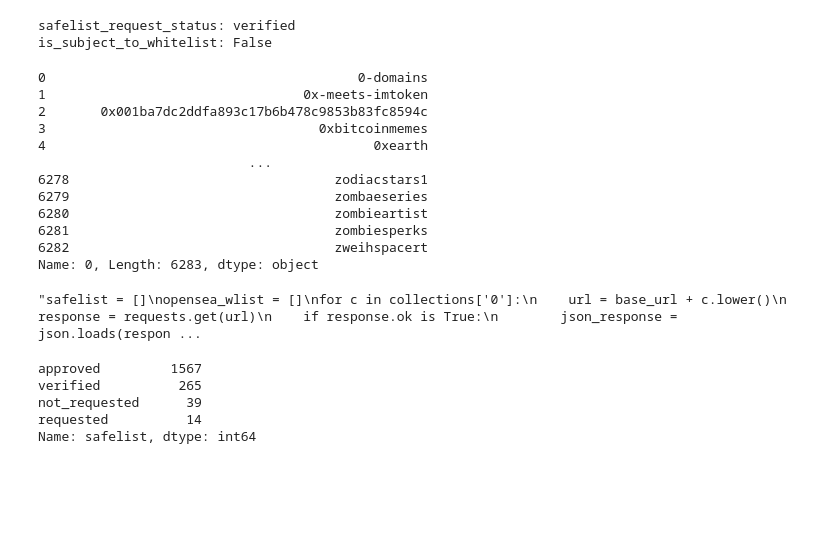
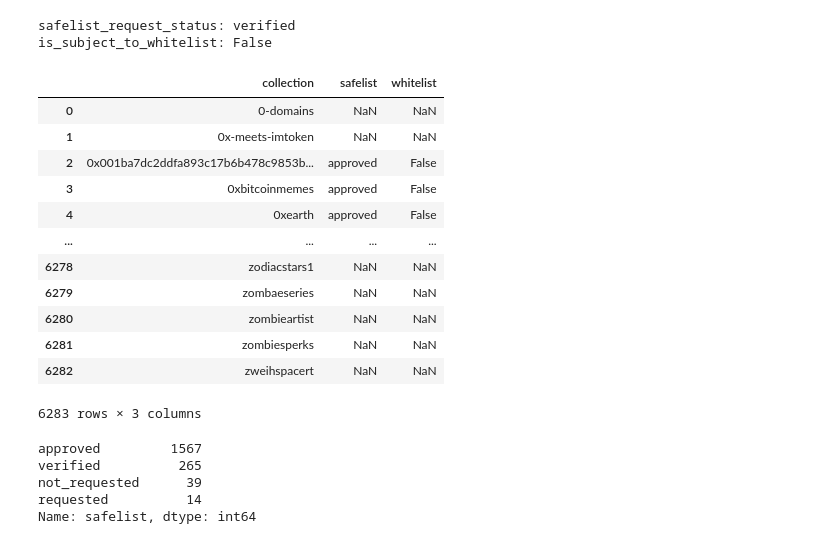
Before and after one commit to olmosjorge28/SMU_MSDS_CAPSTONE_2022, a Jupyter notebook: EDA/OpenSeaAPI.ipynb, the cells around one changed output. Drawn from its saved outputs; the diff is of its cells as text; code cells hidden in the pictures; blank space fills up the shorter version.

```diff
--- a/EDA/OpenSeaAPI.ipynb
+++ b/EDA/OpenSeaAPI.ipynb
@@ -122,26 +122,13 @@ print('is_subject_to_whitelist:', a1_dict['collection']['is_subject_to_whitelist
 safelist_request_status: verified
 is_subject_to_whitelist: False
 # %%
-collections = pd.read_csv('collections.csv')
-collections['0']
+collections = pd.read_csv('collections.csv', index_col=0)
+collections = list(collections['0'])
-# %% [output]
-0                                        0-domains
-1                                 0x-meets-imtoken
-2       0x001ba7dc2ddfa893c17b6b478c9853b83fc8594c
-3                                   0xbitcoinmemes
-4                                          0xearth
-                           ...
-6278                                  zodiacstars1
-6279                                  zombaeseries
-6280                                  zombieartist
-6281                                  zombiesperks
-6282                                  zweihspacert
-Name: 0, Length: 6283, dtype: object
 # %%
 # Ran this code to generate opensea_labels.csv
 '''safelist = []
 opensea_wlist = []
-for c in collections['0']:
+for c in collections[0:5]:
     url = base_url + c.lower()
     response = requests.get(url)
     if response.ok is True:
@@ -154,10 +141,23 @@ for c in collections['0']:
 
 opensea_labels = pd.DataFrame({'collection':gb.groups.keys(),'safelist':safelist, 'whitelist':opensea_wlist})
 opensea_labels.to_csv('opensea_labels.csv')'''
-# %% [output]
-"safelist = []\nopensea_wlist = []\nfor c in collections['0']:\n    url = base_url + c.lower()\n    response = requests.get(url)\n    if response.ok is True:\n        json_response = json.loads(respon ...
 # %%
-opensea_labels = pd.read_csv('opensea_labels.csv')
+opensea_labels = pd.read_csv('opensea_labels.csv', index_col=0)
+opensea_labels
+# %% [output]
+|  | collection | safelist | whitelist |
+| 0 | 0-domains | NaN | NaN |
+| 1 | 0x-meets-imtoken | NaN | NaN |
+| 2 | 0x001ba7dc2ddfa893c17b6b478c9853b... | approved | False |
+| 3 | 0xbitcoinmemes | approved | False |
+| 4 | 0xearth | approved | False |
+| ... | ... | ... | ... |
+| 6278 | zodiacstars1 | NaN | NaN |
+| 6279 | zombaeseries | NaN | NaN |
+| 6280 | zombieartist | NaN | NaN |
+| 6281 | zombiesperks | NaN | NaN |
+| 6282 | zweihspacert | NaN | NaN |
+6283 rows × 3 columns
 # %%
 opensea_labels['safelist'].value_counts()
 # %% [output]
```
